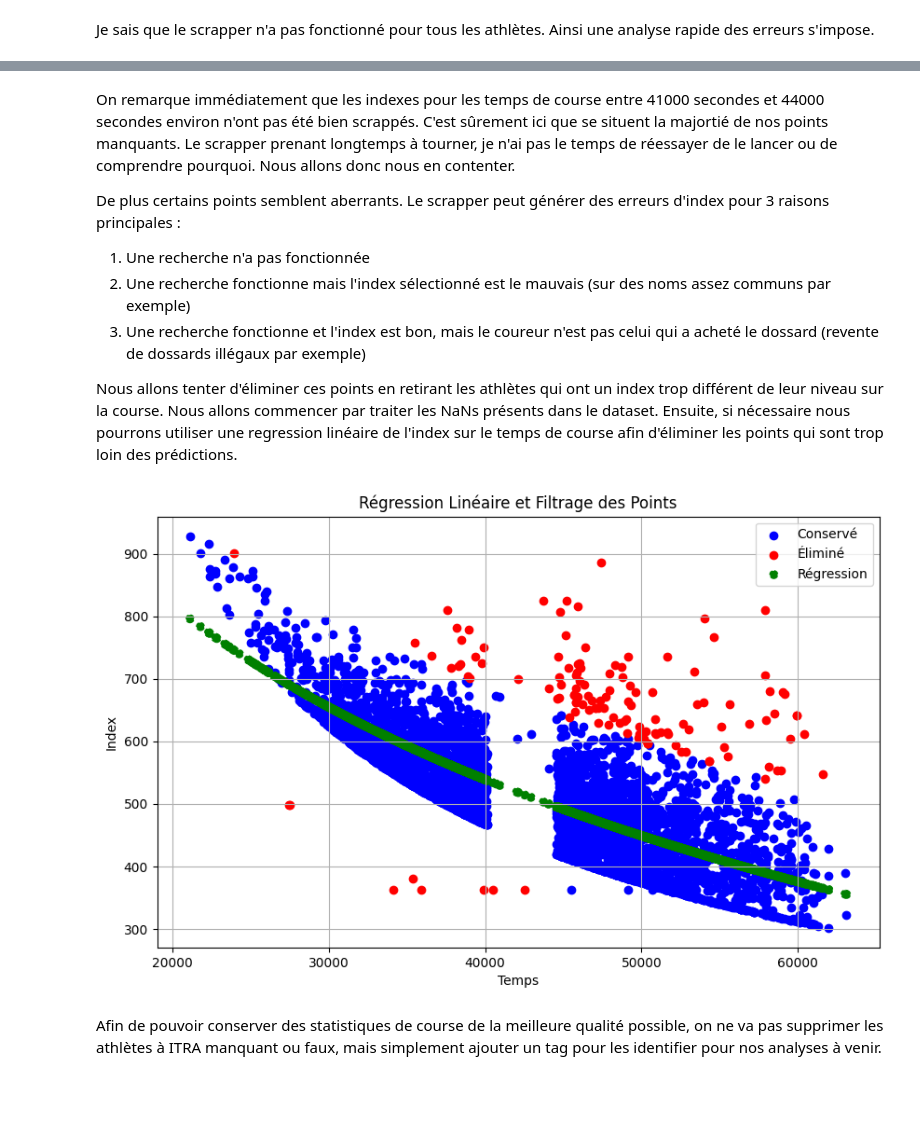
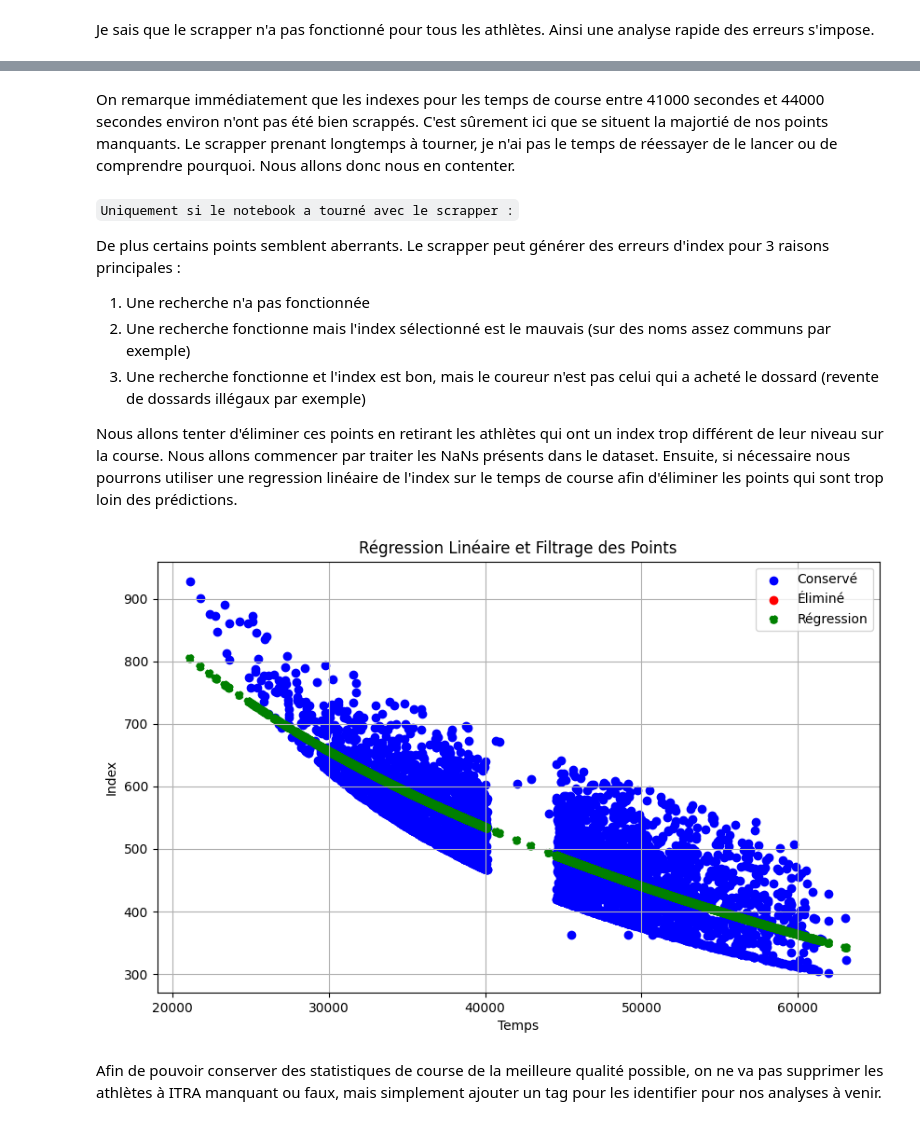
Before and after one commit to tanguy0/saintelyon-2024, a Jupyter notebook: notebooks/01_data.ipynb, the cells around one changed output, grey strips where cells are left out. Cells and saved outputs as stored; diff of their text form; code cells hidden in the pictures; blank space fills up the shorter version.

```diff
--- a/notebooks/01_data.ipynb
+++ b/notebooks/01_data.ipynb
@@ -33,7 +37,7 @@ Nous pourrions scrapper les résultats de la course sur des sites où ils sont p
 
 Néanmoins ici ce n'est pas nécessaire car tous les résultats LiveTrail sont récupérables directement sous format csv. Les données brutes sont stockées dans `data/raw`.
 # %%
-race_results_df = pd.read_csv(RAW_DATA_PATH / "final_raw.csv")
+race_results_df = pd.read_csv(RAW_DATA_PATH / "6_LYON_raw.csv")
 # %%
 if VERBOSE:
     display(race_results_df)
@@ -95,18 +89,0 @@ Ces métriques ont un biais supplémentaires par rapport à l'analyse des splits
-# %%
-split_percentage_difference = (
-    (
-        race_results_df["temps_inter"]
-        / race_results_df["temps_inter"].mean()
-    ) - (
-        (race_results_df["temps"] - race_results_df["temps_inter"])
-        / (race_results_df["temps"] - race_results_df["temps_inter"]).mean()
-    )
-)
-
-race_results_df["negative_split"] = (split_percentage_difference >= 0.02).astype(int)
-race_results_df["positive_split"] = (split_percentage_difference <= -0.02).astype(int)
-race_results_df["equal_split"] = ((race_results_df["negative_split"]==0) & (race_results_df["positive_split"]==0)).astype(int)
-
-race_results_df["negative_split_large"] = (split_percentage_difference >= 0.05).astype(int)
-race_results_df["positive_split_large"] = (split_percentage_difference <= -0.05).astype(int)
-race_results_df["equal_split_large"] = ((race_results_df["negative_split_large"]==0) & (race_results_df["positive_split_large"]==0)).astype(int)
@@ -129,0 +103,13 @@ if VERBOSE:
+# %%
+for id, inter_point in enumerate(INTER_POINTS):
+    if id == 0:
+        race_results_df[f"%_temps_inter_{inter_point}"] = 100 * (
+            race_results_df[f"temps_inter_{inter_point}"]
+            - race_results_df[f"temps_inter_{inter_point}"].mean()
+        ) / race_results_df[f"temps_inter_{inter_point}"].mean()
+
+    else:
+        inter_point_time = race_results_df[f"temps_inter_{inter_point}"] - race_results_df[f"temps_inter_{INTER_POINTS[id-1]}"]
+        race_results_df[f"%_temps_inter_{inter_point}"] = 100 * (
+            inter_point_time - inter_point_time.mean()
+        ) / inter_point_time.mean()
@@ -184,10 +197,11 @@ En trail il existe deux indexes de performance connus: l'index UTMB et l'index I
 if RUN_SCRAPPING:
     indexes = scrap_itra_index(list(race_results_df["nom"]), CHROMEDRIVER_PATH)
     index_df = pd.DataFrame(indexes)
-    race_results_df = pd.merge(race_results_df, index_df, how="outer", on="nom")
+    race_results_df["index"] = index_df["index"]
 else:
-    race_results_df = pd.read_csv(CLEAN_DATA_PATH / "race_results.csv")
-    race_results_df.drop(columns=["index_correct"])
+    temp_race_results_df = pd.read_csv(CLEAN_DATA_PATH / "race_results.csv")
+    index_df = temp_race_results_df[temp_race_results_df["index_correct"] == 1][["nom", "dossard", "index"]].dropna().drop_duplicates()
+    race_results_df = pd.merge(race_results_df, index_df, how="left", on=["nom", "dossard"])
 # %% [markdown]
 Je sais que le scrapper n'a pas fonctionné pour tous les athlètes. Ainsi une analyse rapide des erreurs s'impose.
 # %%
@@ -229,5 +243,7 @@ plt.show()
+# %% [markdown]
+On remarque immédiatement que les indexes pour les temps de course entre 41000 secondes et 44000 secondes environ n'ont pas été bien scrappés. C'est sûrement ici que se situent la majortié de nos points manquants. Le scrapper prenant longtemps à tourner, je n'ai pas le temps de réessayer de le lancer ou de comprendre pourquoi. Nous allons donc nous en contenter.
 # %% [markdown]
-On remarque immédiatement que les indexes pour les temps de course entre 41000 secondes et 44000 secondes environ n'ont pas été bien scrappés. C'est sûrement ici que se situent la majortié de nos points manquants. Le scrapper prenant longtemps à tourner, je n'ai pas le temps de réessayer de le lancer ou de comprendre pourquoi. Nous allons donc nous en contenter.
+`Uniquement si le notebook a tourné avec le scrapper :`
 
 De plus certains points semblent aberrants. Le scrapper peut générer des erreurs d'index pour 3 raisons principales :
 1. Une recherche n'a pas fonctionnée
@@ -240,35 +256,35 @@ Nous allons tenter d'éliminer ces points en retirant les athlètes qui ont un i
 # Ce n'est pas parfait, mais pour notre cas d'usage cette approximation semble suffisante.
 
 # régression linéaire
 X = np.log(race_results_df.dropna()[["temps"]])
 y = race_results_df.dropna()["index"]
 model = LinearRegression()
 model.fit(X, y)
 y_pred = model.predict(X)
 
 # Filtrage
 residu = y - y_pred
-conserve = residu.abs() <= 150
+conserve = residu.abs() <= 170
 
 # Plot
 plt.figure(figsize=(10, 6))
 conservés = race_results_df.dropna()[conserve]
 plt.scatter(conservés["temps"], conservés["index"], color="blue", label="Conservé")
 éliminés = race_results_df.dropna()[~conserve]
 plt.scatter(éliminés["temps"], éliminés["index"], color="red", label="Éliminé")
 
 # Ajouter la droite de régression
 plt.scatter(race_results_df.dropna()["temps"], y_pred, color="green", linestyle="--", label="Régression")
 
 plt.xlabel("Temps")
 plt.ylabel("Index")
 plt.title("Régression Linéaire et Filtrage des Points")
 plt.legend()
 plt.grid()
 
 plt.show()
 # %% [output]
-[figure, old version]
+[figure, new version]
 # %% [markdown]
 Afin de pouvoir conserver des statistiques de course de la meilleure qualité possible, on ne va pas supprimer les athlètes à ITRA manquant ou faux, mais simplement ajouter un tag pour les identifier pour nos analyses à venir.
 # %%
```
Also changed, not shown: parts of 15 cells of this notebook, 13 other files.
